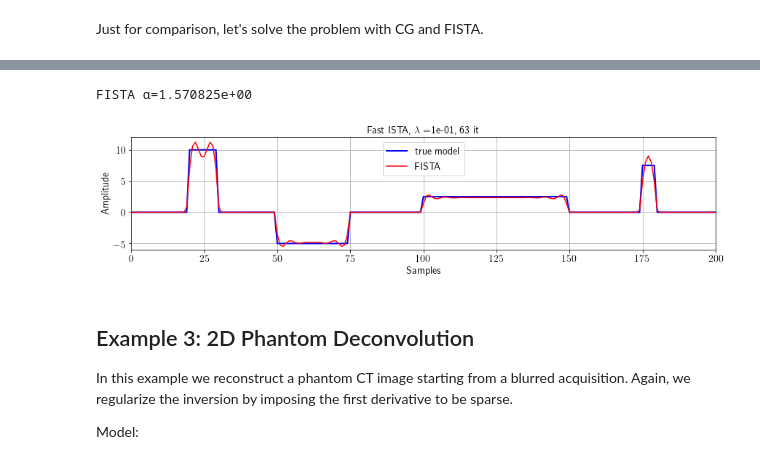
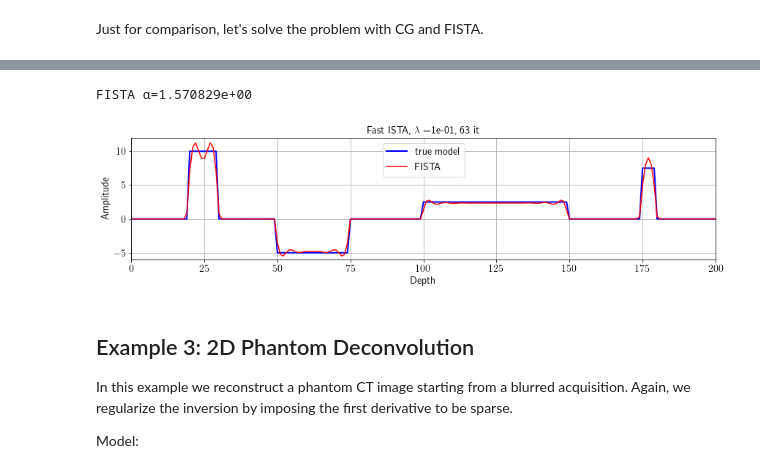
Before and after one commit to fpicetti/occamypy, a Jupyter notebook: tutorials/SplitBregman Examples.ipynb, the cells around one changed output, grey strips where cells are left out. Saved outputs shown, nothing was run; the diff lists cells and outputs as text; code cells hidden in the pictures.

```diff
--- a/tutorials/SplitBregman Examples.ipynb
+++ b/tutorials/SplitBregman Examples.ipynb
@@ -346,27 +491,28 @@ plt.show()
 # %%
 # compute maximum eigenvalue
 maxeig = G.powerMethod()
 print('FISTA α=%.6e' % (1/(maxeig**2)))
 problemFISTA = occamypy.Lasso(x.clone().zero(), d, G, lambda_value=.1, op_norm=maxeig**2)
 FISTA = occamypy.ISTA(occamypy.BasicStopper(1000), fast=True)
 FISTA.setDefaults(save_obj=True)
 FISTA.run(problemFISTA, verbose=False)
 
 fig, ax = plt.subplots(figsize=(12, 3))
 plt.plot(x.getNdArray(), 'b', lw=2, label="true model")
 plt.plot(problemFISTA.model.getNdArray(), 'r', label="FISTA")
-plt.title(r'Fast ISTA, $\lambda=$%.e, %d it' % (problemFISTA.lambda_value, len(FISTA.obj)))
 
 plt.ylim(-6, 12), plt.xlim(0, 200)
 plt.legend(loc="upper center")
 plt.grid(True)
-plt.xlabel("Samples"), plt.ylabel("Amplitude")
-plt.tight_layout(.5)
-# plt.savefig("blocky_fista.pdf")
+plt.xlabel("Depth"), plt.ylabel("Amplitude")
+plt.tight_layout(pad=.5)
+
+plt.title(r'Fast ISTA, $\lambda=$%.e, %d it' % (problemFISTA.lambda_value, len(FISTA.obj)))
+#plt.savefig("blocky_fista.pdf")
 plt.show()
 # %% [output]
-FISTA α=1.570825e+00
+FISTA α=1.570829e+00
-[figure, old version]
+[figure, new version]
 # %% [markdown]
 ##  Example 3: 2D Phantom Deconvolution
 
```
Also changed, not shown: parts of 25 cells of this notebook, 1 other file.
